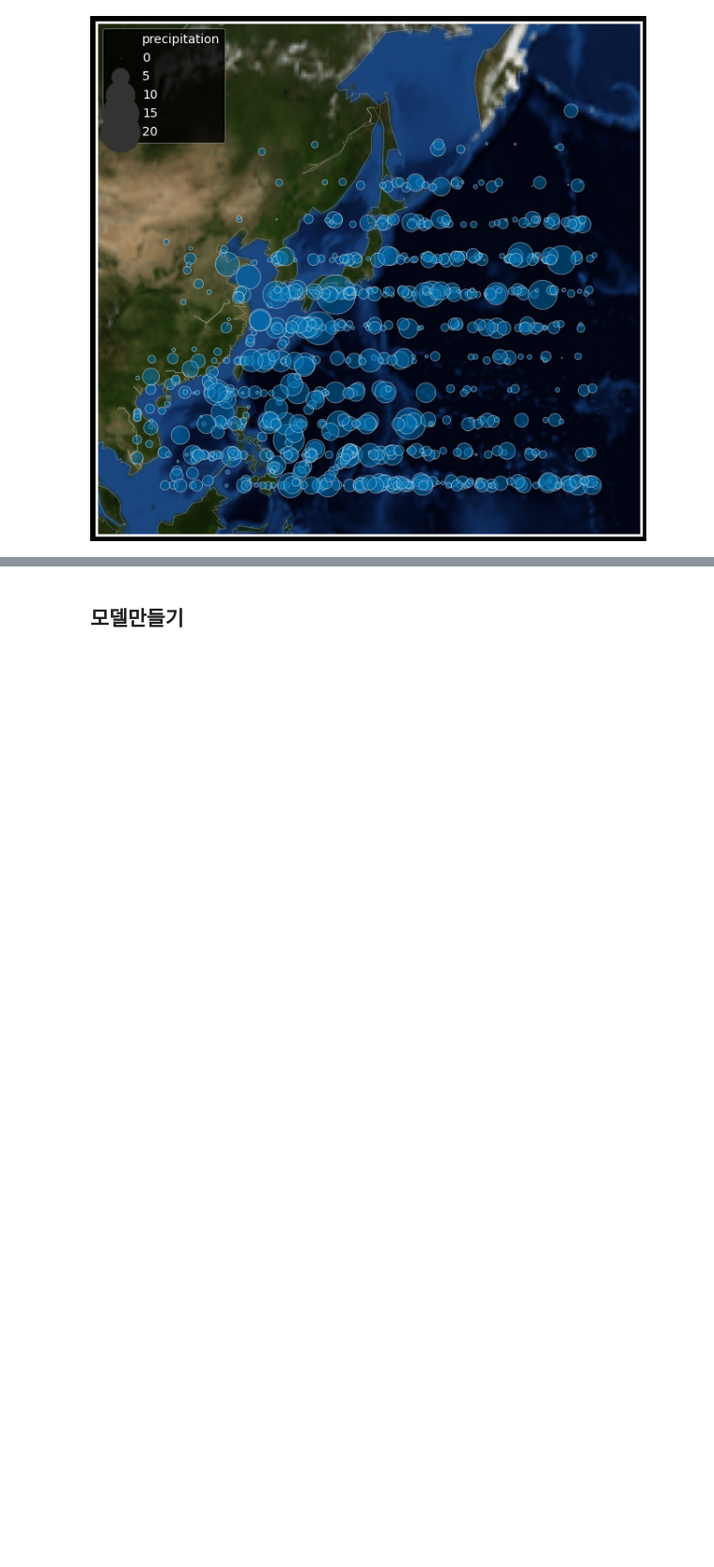
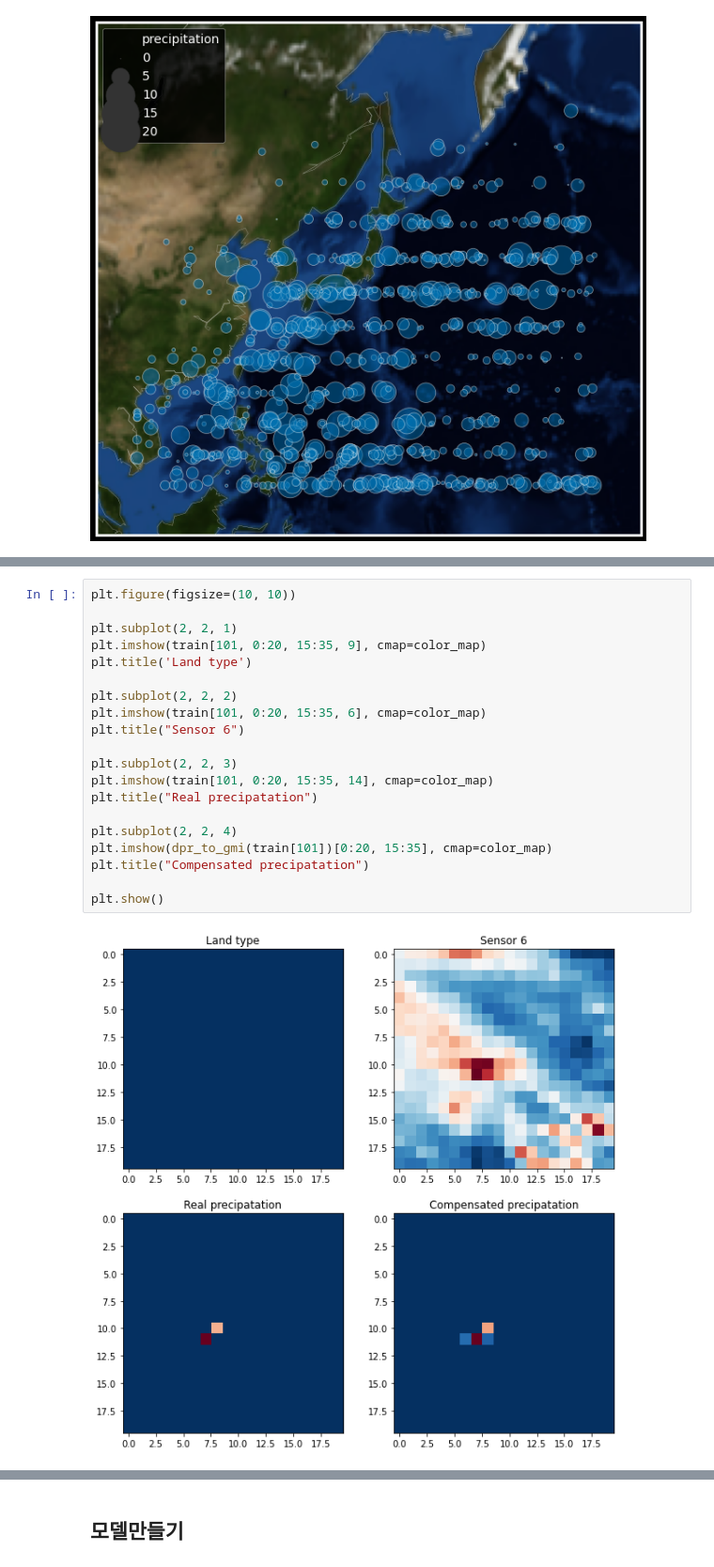
Before and after one commit to deagwon97/dacon-satellite-precipitation, a Jupyter notebook: Dacon_satellite_baseline.ipynb, the cells around one changed output, grey strips where cells are left out. Shown at 94% size. Drawn from its saved outputs; the diff is of its cells as text; blank space fills up the shorter version.

```diff
--- a/Dacon_satellite_baseline.ipynb
+++ b/Dacon_satellite_baseline.ipynb
@@ -355,0 +431,22 @@ plt.show()
+# %%
+plt.figure(figsize=(10, 10))
+
+plt.subplot(2, 2, 1)
+plt.imshow(train[101, 0:20, 15:35, 9], cmap=color_map)
+plt.title('Land type')
+
+plt.subplot(2, 2, 2)
+plt.imshow(train[101, 0:20, 15:35, 6], cmap=color_map)
+plt.title("Sensor 6")
+
+plt.subplot(2, 2, 3)
+plt.imshow(train[101, 0:20, 15:35, 14], cmap=color_map)
+plt.title("Real precipatation")
+
+plt.subplot(2, 2, 4)
+plt.imshow(dpr_to_gmi(train[101])[0:20, 15:35], cmap=color_map)
+plt.title("Compensated precipatation")
+
+plt.show()
+# %% [output]
+[figure, added]
```
Also changed, not shown: parts of 29 cells of this notebook.
